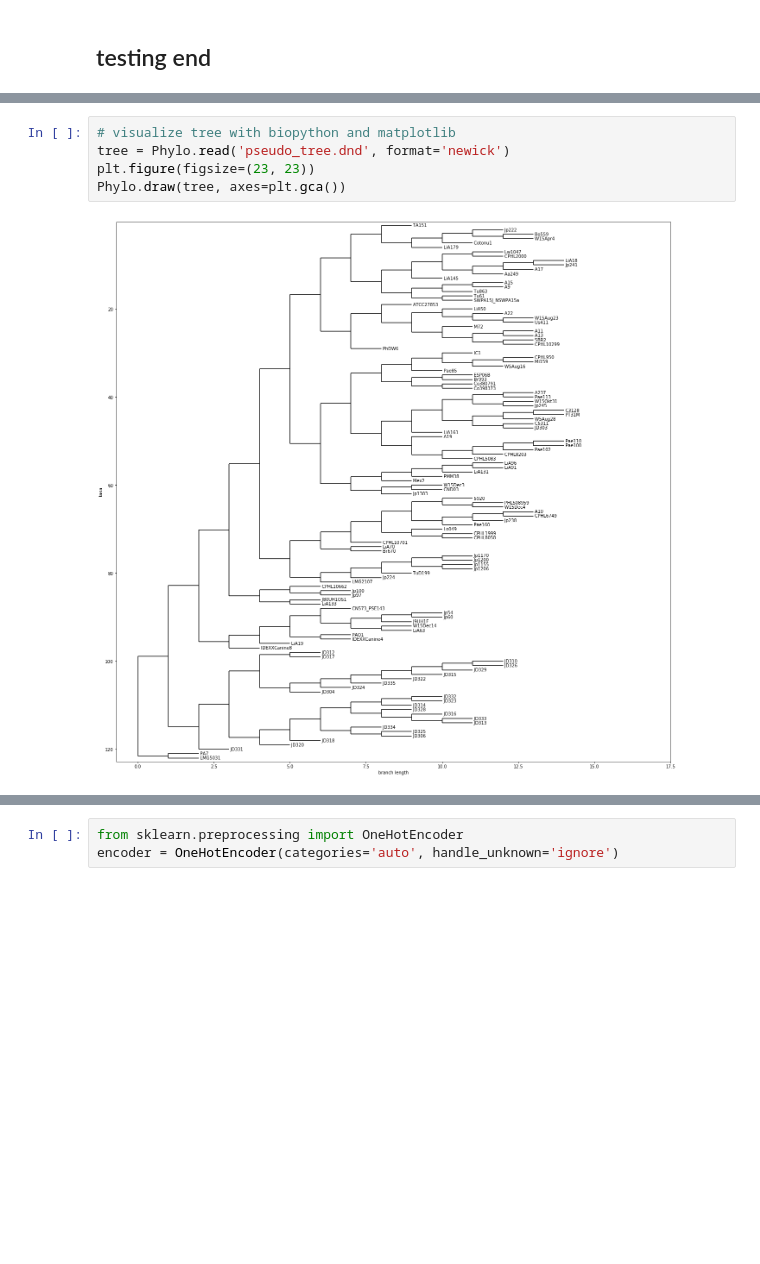
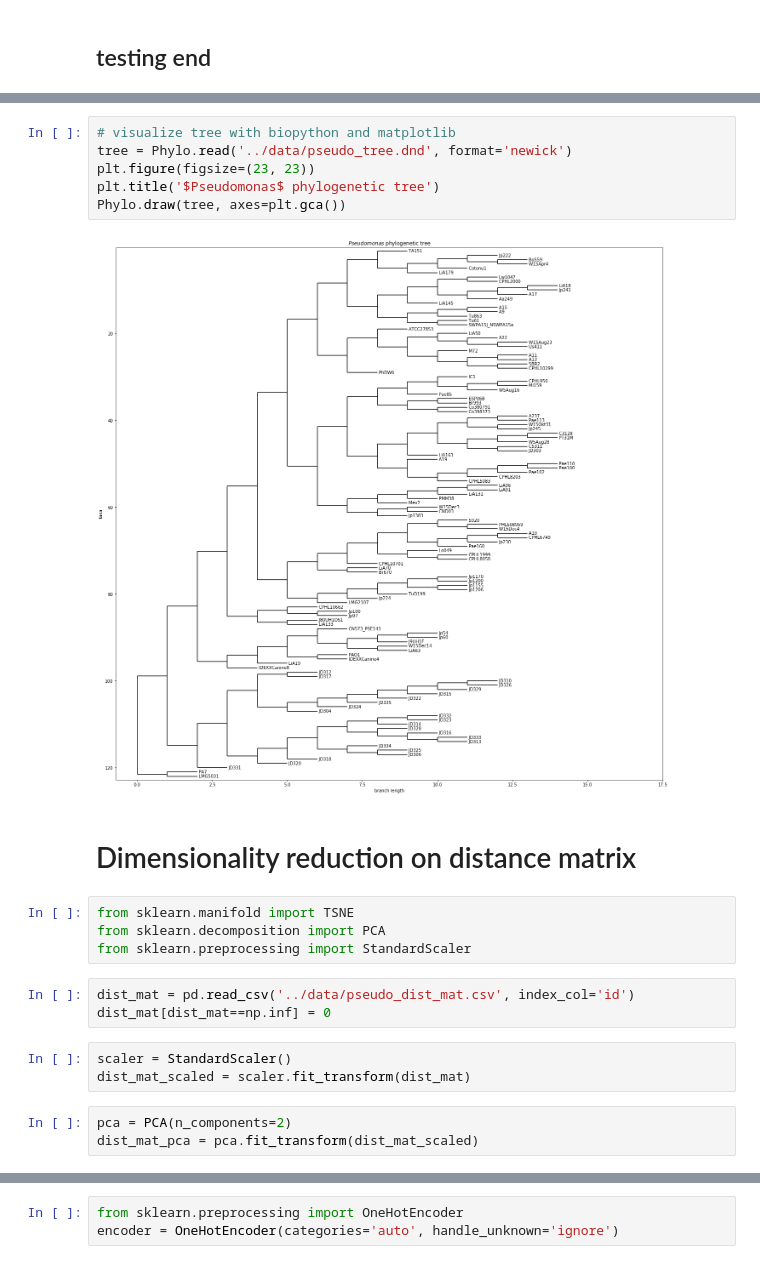
Before and after one commit to solislemuslab/dna-nn, a Jupyter notebook: zhaoyi/pseudomonas.ipynb, the cells around one changed output, grey strips where cells are left out. Cells and saved outputs as stored; diff of their text form; blank space fills up the shorter version.

Commit message:
build phylogenetic trees

```diff
--- a/zhaoyi/pseudomonas.ipynb
+++ b/zhaoyi/pseudomonas.ipynb
@@ -428,7 +431,23 @@ print(tree.as_ascii_plot())
 # %%
 # visualize tree with biopython and matplotlib
-tree = Phylo.read('pseudo_tree.dnd', format='newick')
+tree = Phylo.read('../data/pseudo_tree.dnd', format='newick')
 plt.figure(figsize=(23, 23))
+plt.title('$Pseudomonas$ phylogenetic tree')
 Phylo.draw(tree, axes=plt.gca())
 # %% [output]
-[figure, old version]
+[figure, new version]
+# %% [markdown]
+# Dimensionality reduction on distance matrix
+# %%
+from sklearn.manifold import TSNE
+from sklearn.decomposition import PCA
+from sklearn.preprocessing import StandardScaler
+# %%
+dist_mat = pd.read_csv('../data/pseudo_dist_mat.csv', index_col='id')
+dist_mat[dist_mat==np.inf] = 0
+# %%
+scaler = StandardScaler()
+dist_mat_scaled = scaler.fit_transform(dist_mat)
+# %%
+pca = PCA(n_components=2)
+dist_mat_pca = pca.fit_transform(dist_mat_scaled)
```
Also changed, not shown: parts of 75 cells of this notebook, 1 other file.
